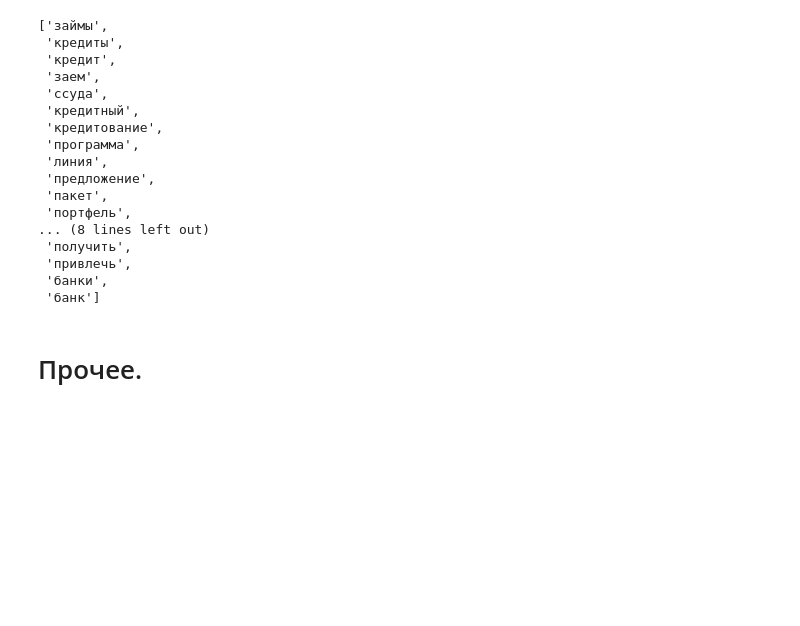
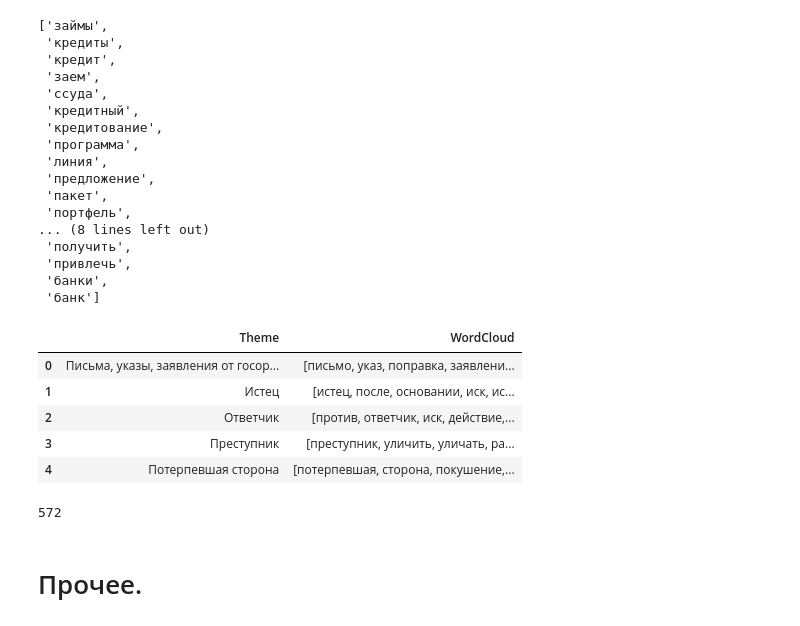
Before and after one commit to dladzina/SCAN_project, a Jupyter notebook: SCAN_открытие_файла.ipynb, the cells around one changed output. Saved outputs shown, nothing was run; the diff lists cells and outputs as text; code cells hidden in the pictures; blank space fills up the shorter version.

```diff
--- a/SCAN_открытие_файла.ipynb
+++ b/SCAN_открытие_файла.ipynb
@@ -67,7 +67,7 @@ Drive already mounted at /content/drive; to attempt to forcibly remount, call dr
 import json
 from pprint import pprint                                    # Импортируем функцию pprint() для печати журнала
 
-with open('ThemesWordClouds.json') as f:                     # Открываем файл и связываем его с объектом "f"
+with open(path_JSON) as f:                     # Открываем файл и связываем его с объектом "f"
   words_clouds_data = json.load(f)                           # Загружаем содержимое открытого файла в переменную words_clouds_data
 
 # Открываем как датафрейм
@@ -92,5 +92,19 @@ pprint(words_clouds_data[15]['WordCloud'])   #Ключей 572 (от 0 до 571)
  'привлечь',
  'банки',
  'банк']
+# %%
+wc_data = pd.DataFrame(words_clouds_data)
+wc_data.head()
+# %% [output]
+|  | Theme | WordCloud |
+| 0 | Письма, указы, заявления от госор... | [письмо, указ, поправка, заявлени... |
+| 1 | Истец | [истец, после, основании, иск, ис... |
+| 2 | Ответчик | [против, ответчик, иск, действие,... |
+| 3 | Преступник | [преступник, уличить, уличать, ра... |
+| 4 | Потерпевшая сторона | [потерпевшая, сторона, покушение,... |
+# %%
+wc_data.Theme.nunique()
+# %% [output]
+572
 # %% [markdown]
 # Прочее.
```
Also changed, not shown: parts of 13 cells of this notebook.
